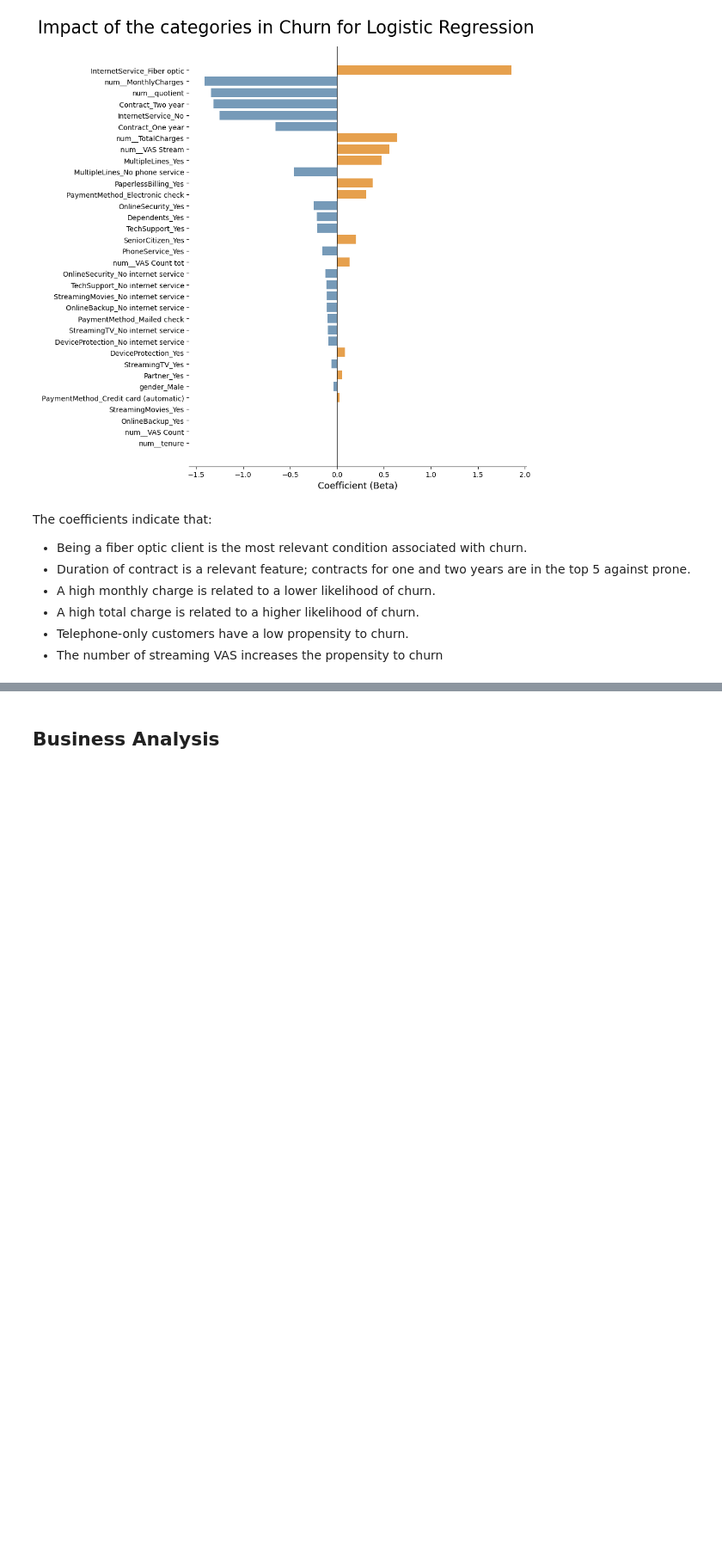
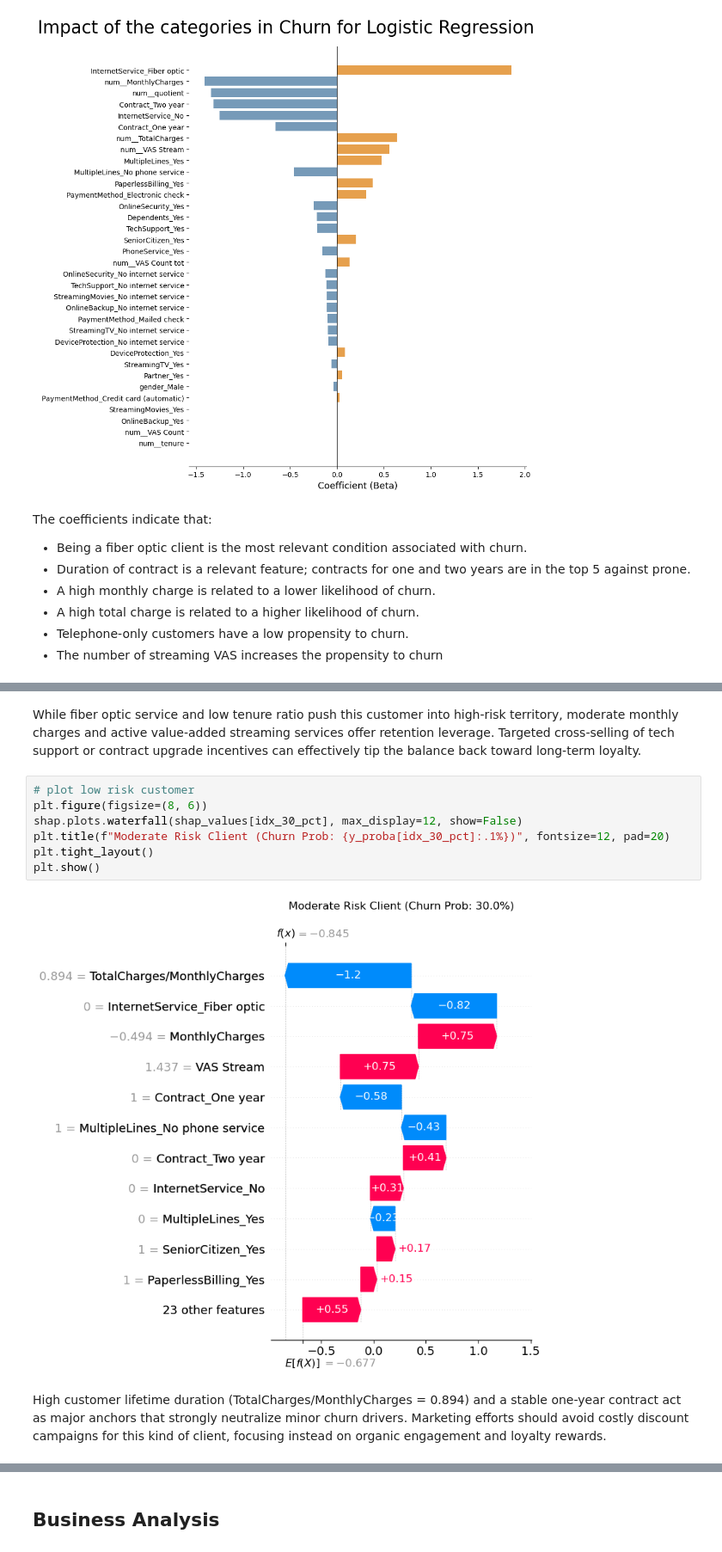
Before and after one commit to gabarosky/Telcochurn, a Jupyter notebook: notebooks/churn.ipynb, the cells around one changed output, grey strips where cells are left out. Shown at 86% size. Saved outputs shown, nothing was run; the diff lists cells and outputs as text; blank space fills up the shorter version.

```diff
--- a/notebooks/churn.ipynb
+++ b/notebooks/churn.ipynb
@@ -1131,3 +1201,16 @@ The coefficients indicate that:
+# %% [markdown]
+While fiber optic service and low tenure ratio push this customer into high-risk territory, moderate monthly charges and active value-added streaming services offer retention leverage. Targeted cross-selling of tech support or contract upgrade incentives can effectively tip the balance back toward long-term loyalty.
+# %%
+# plot low risk customer
+plt.figure(figsize=(8, 6))
+shap.plots.waterfall(shap_values[idx_30_pct], max_display=12, show=False)
+plt.title(f"Moderate Risk Client (Churn Prob: {y_proba[idx_30_pct]:.1%})", fontsize=12, pad=20)
+plt.tight_layout()
+plt.show()
+# %% [output]
+[figure, added]
+# %% [markdown]
+High customer lifetime duration (TotalCharges/MonthlyCharges = 0.894) and a stable one-year contract act as major anchors that strongly neutralize minor churn drivers. Marketing efforts should avoid costly discount campaigns for this kind of client, focusing instead on organic engagement and loyalty rewards.
 # %% [markdown]
 ### Machine Learning Summary
 
```
Also changed, not shown: parts of 13 cells of this notebook, 3 other files.
